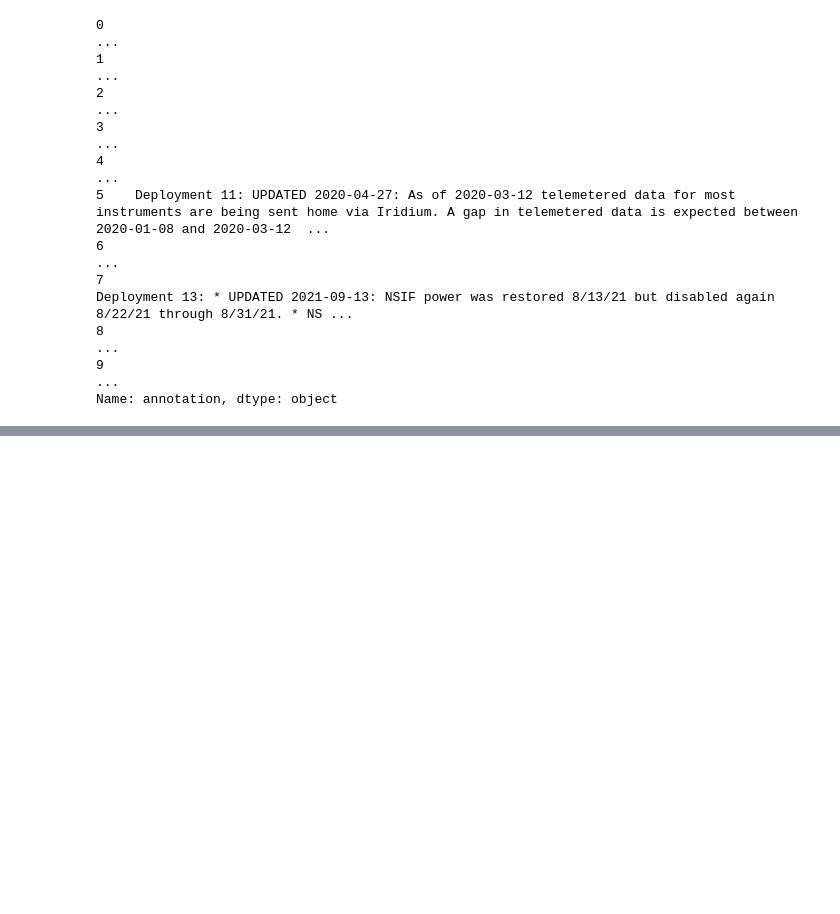
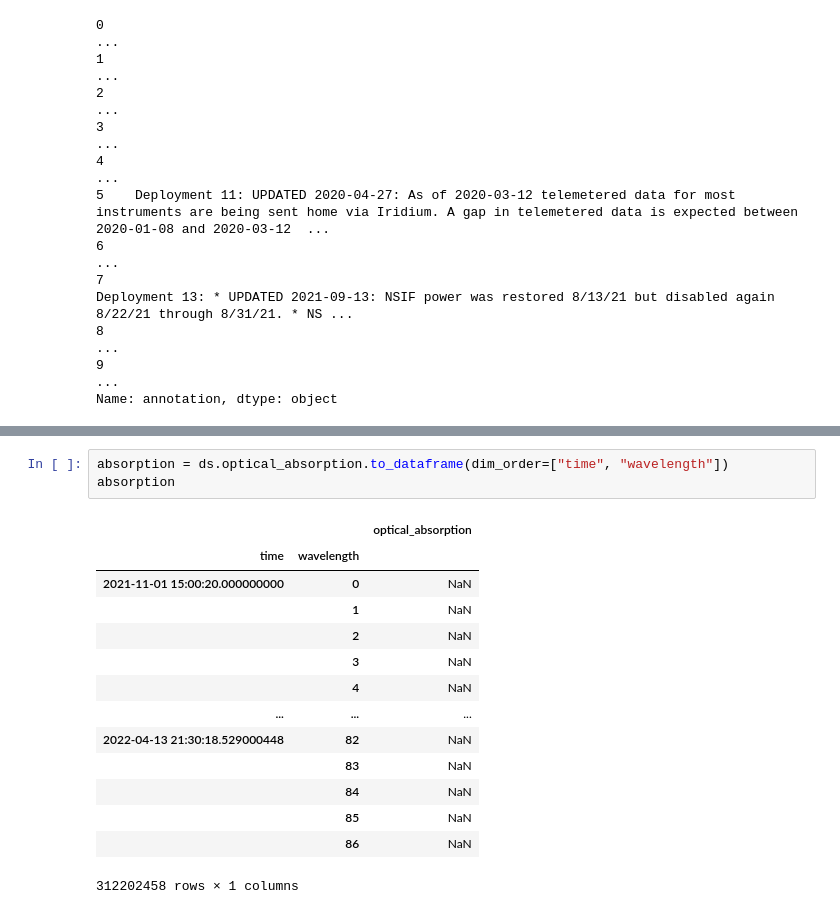
Before and after one commit to cooleyky/optaa_data_explorations, a Jupyter notebook: notebooks/01-Download_and_plot_OPTAA.ipynb, the cells around one changed output, grey strips where cells are left out. Drawn from its saved outputs; the diff is of its cells as text; blank space fills up the shorter version.

```diff
--- a/notebooks/01-Download_and_plot_OPTAA.ipynb
+++ b/notebooks/01-Download_and_plot_OPTAA.ipynb
@@ -125,3 +101,21 @@ Data variables: (12/25)
     geospatial_vertical_positive:       down
     lat:                                40.367167
     lon:                                -70.881817
+# %%
+absorption = ds.optical_absorption.to_dataframe(dim_order=["time", "wavelength"])
+absorption
+# %% [output]
+|  |  | optical_absorption |
+| time | wavelength |  |
+| 2021-11-01 15:00:20.000000000 | 0 | NaN |
+|  | 1 | NaN |
+|  | 2 | NaN |
+|  | 3 | NaN |
+|  | 4 | NaN |
+| ... | ... | ... |
+| 2022-04-13 21:30:18.529000448 | 82 | NaN |
+|  | 83 | NaN |
+|  | 84 | NaN |
+|  | 85 | NaN |
+|  | 86 | NaN |
+312202458 rows × 1 columns
```
Also changed, not shown: parts of 4 cells of this notebook, 1 other file.
